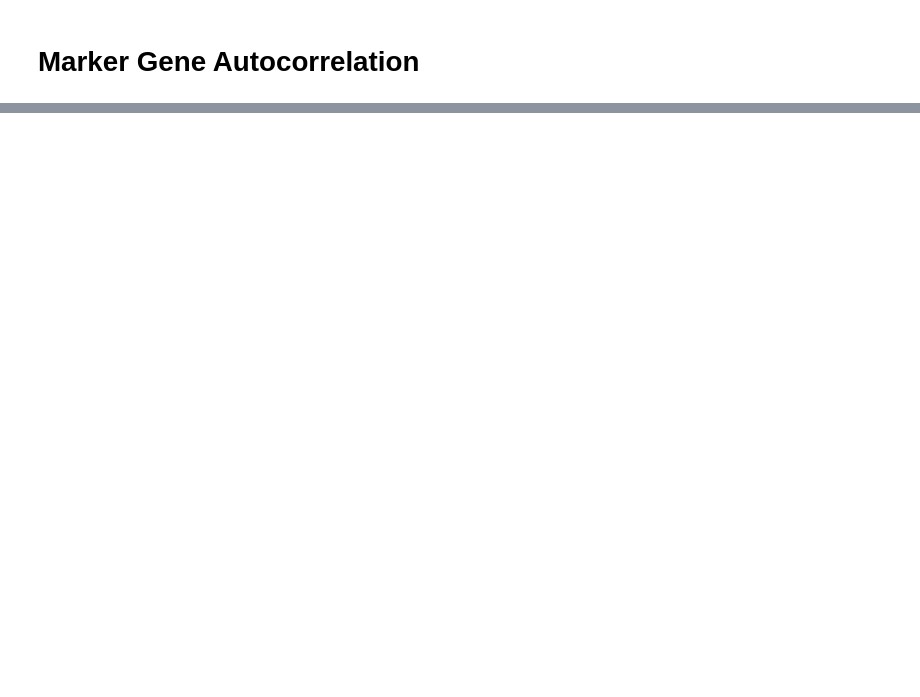
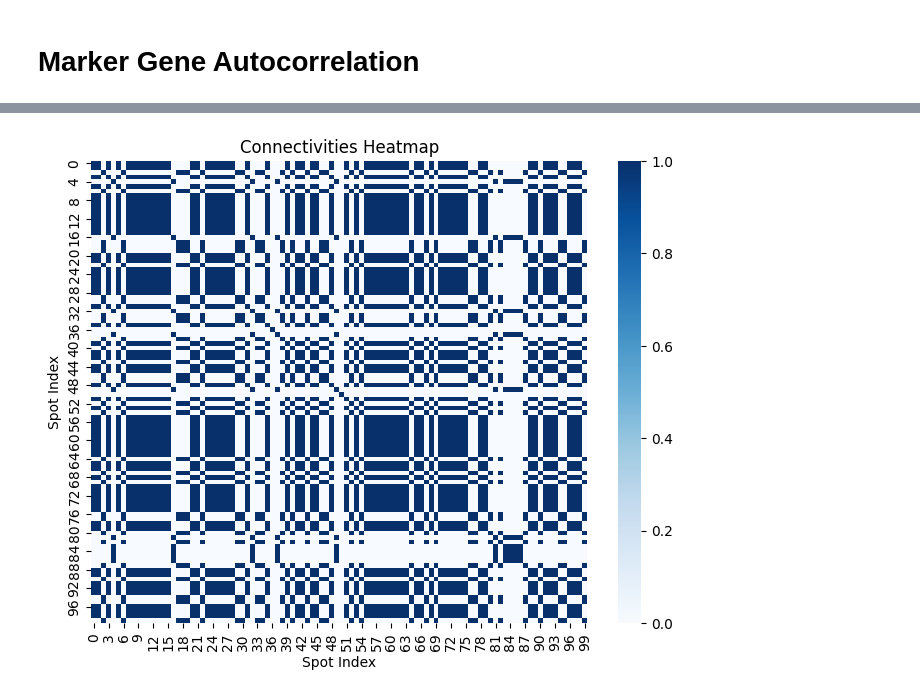
Before and after one commit to prob-ml/XeniumCluster, a Jupyter notebook: cluster_metrics.ipynb, the cells around one changed output, grey strips where cells are left out. Cells and saved outputs as stored; diff of their text form; code cells hidden in the pictures; blank space fills up the shorter version.

```diff
--- a/cluster_metrics.ipynb
+++ b/cluster_metrics.ipynb
@@ -134,10 +122,10 @@ for spot_size in spot_sizes:
                 min_expressions_per_spot = 10
                 clustering.xenium_spot_data = clustering.xenium_spot_data[clustering.xenium_spot_data.X.sum(axis=1) > min_expressions_per_spot]
                 for neighborhood_size in neighborhood_sizes:
-                    clusters = pd.read_csv(f"results/{dataset_name}/{model}/clusters/PCA/{BayXenSmooth_PCs}/KMEANSINIT=True/NEIGHBORSIZE={neighborhood_size}/NUMCLUSTERS={K}/SPATIALINIT=True/SAMPLEFORASSIGNMENT={sample_for_assignment}/SPATIALNORM=1.0/SPATIALPRIORMULT={concentraion_amp}/SPOTSIZE={spot_size}/AGG={agg}/clusters_K={K}.csv")[f"{model} cluster"]
+                    clusters = pd.read_csv(f"results/{dataset_name}/{model}/clusters/PCA/{BayXenSmooth_PCs}/KMEANSINIT=True/NEIGHBORSIZE={neighborhood_size}/NUMCLUSTERS={K}/SPATIALINIT=True/SAMPLEFORASSIGNMENT={sample_for_assignment}/SPATIALNORM={spatial_norm}/SPATIALPRIORMULT={concentration_amp}/SPOTSIZE={spot_size}/AGG={agg}/clusters_K={K}.csv")[f"{model} cluster"]
                     save_results(silhouette_score(locations, clusters), dataset_name, model, "silhouette_score", spot_size, K=K)
-                    save_results(morans_i_cluster_similarity(clustering, locations, clusters), dataset_name, model, "morans_i", spot_size, K=K)
-                    save_results(gearys_c_cluster_similarity(clustering, locations, clusters), dataset_name, model, "gearys_c", spot_size, K=K)
+                    save_results(morans_i_cluster_similarity(clustering, locations, clusters), dataset_name, model, "morans_i", spot_size, K=K, sample_for_assignment=sample_for_assignment)
+                    save_results(gearys_c_cluster_similarity(clustering, locations, clusters), dataset_name, model, "gearys_c", spot_size, K=K, sample_for_assignment=sample_for_assignment)
             else:
                 clusters = pd.read_csv(f"results/{dataset_name}/{model}/{K}/clusters/{spot_size}/clusters_K={K}.csv")[f"{model} cluster"]
                 save_results(silhouette_score(locations, clusters), dataset_name, model, "silhouette_score", spot_size, K=K)
@@ -258,0 +341,19 @@ Starting Moran's I Calculation.
+# %%
+import seaborn as sns
+import matplotlib.pyplot as plt
+
+spots_per_side = 100
+
+# Extract the first 10x10 submatrix of the connectivities matrix
+# connectivities_submatrix = moran_clusters.obsp["connectivities"][:spots_per_side, :spots_per_side].A
+connectivities_submatrix = same_cluster[:spots_per_side, :spots_per_side]
+
+# Create a heatmap
+plt.figure(figsize=(8, 6))
+sns.heatmap(connectivities_submatrix, cmap='Blues')
+plt.title('Connectivities Heatmap')
+plt.xlabel('Spot Index')
+plt.ylabel('Spot Index')
+plt.show()
+# %% [output]
+[figure, added]
```
Also changed, not shown: parts of 13 cells of this notebook, 3 other files.
